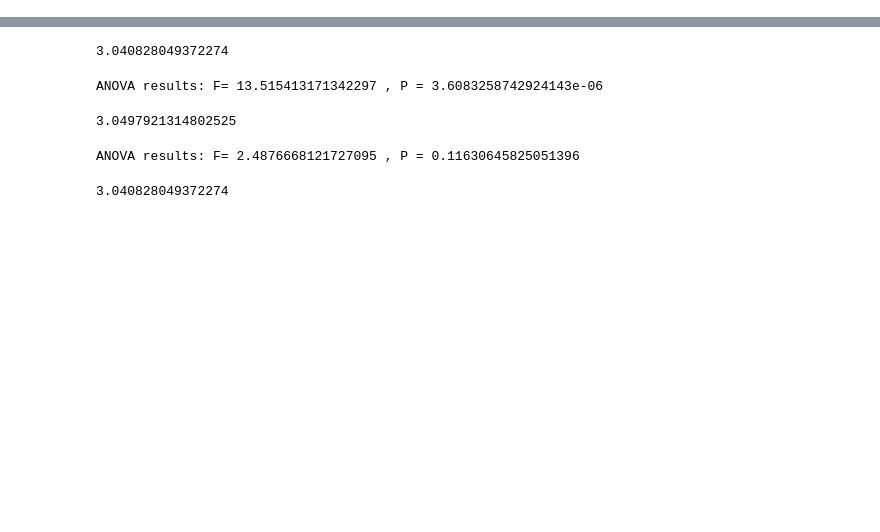
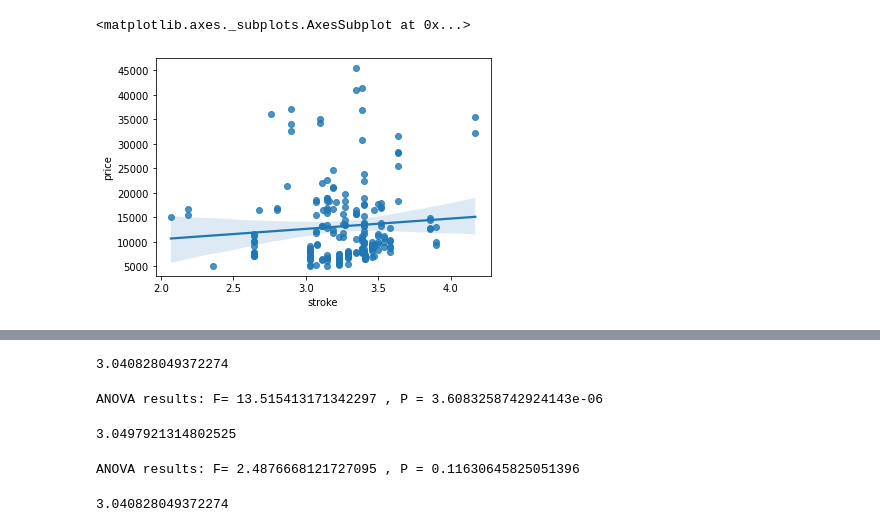
Before and after one commit to NaikSatvik/machine-learning, a Jupyter notebook: Prac_2_ML.ipynb, the cells around one changed output, grey strips where cells are left out. Cells and saved outputs as stored; diff of their text form; code cells hidden in the pictures; blank space fills up the shorter version.

```diff
--- a/Prac_2_ML.ipynb
+++ b/Prac_2_ML.ipynb
@@ -385,0 +292,6 @@ ANOVA results: F= 68.02912294265208 , P = 2.734359810651548e-23
+# %%
+sns.regplot(dataf["stroke"],dataf["price"])
+#From this we conclude that stroke not very importance
+# %% [output]
+<matplotlib.axes._subplots.AxesSubplot at 0x...>
+[figure, added]
```
Also changed, not shown: parts of 65 cells of this notebook.
